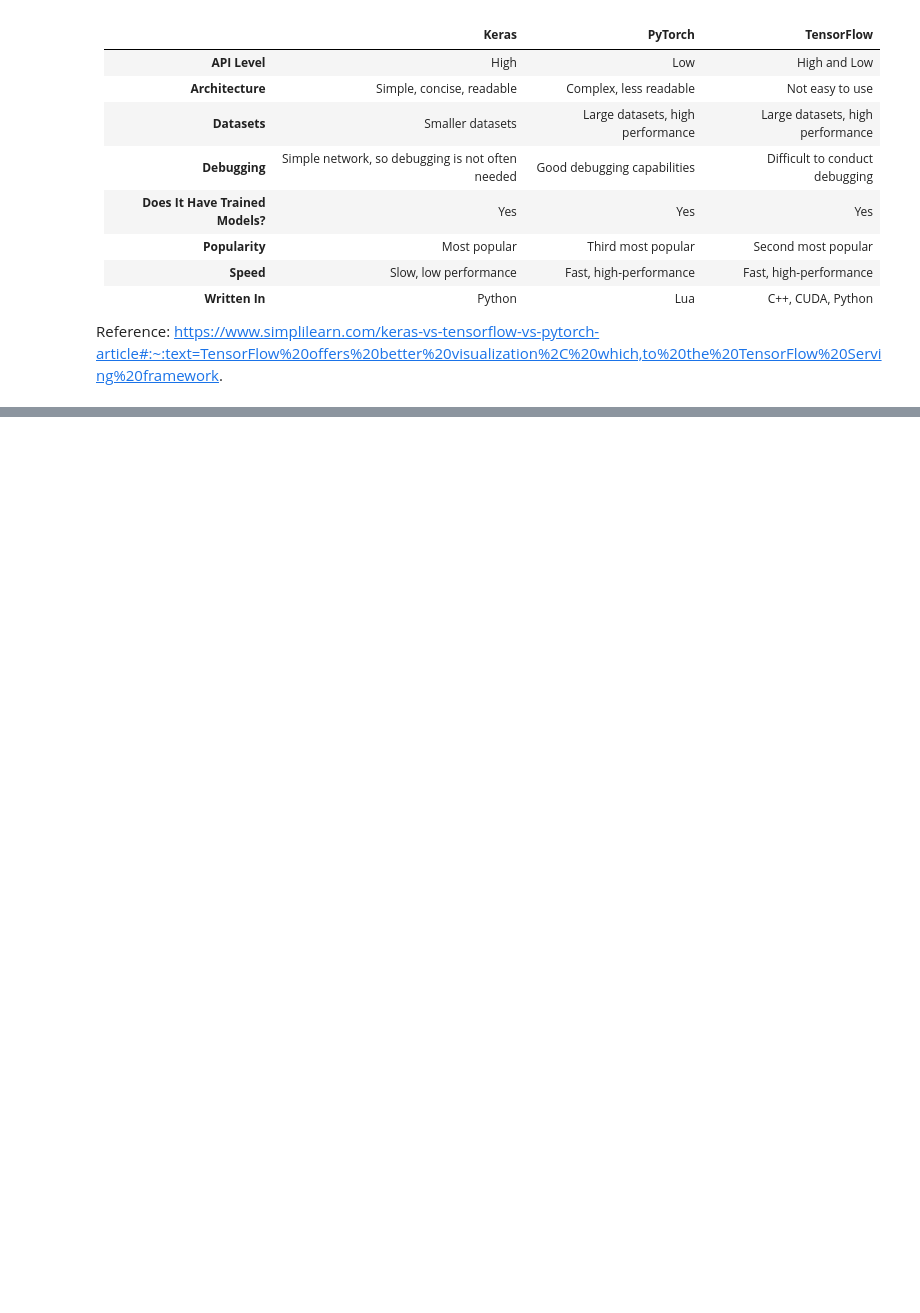
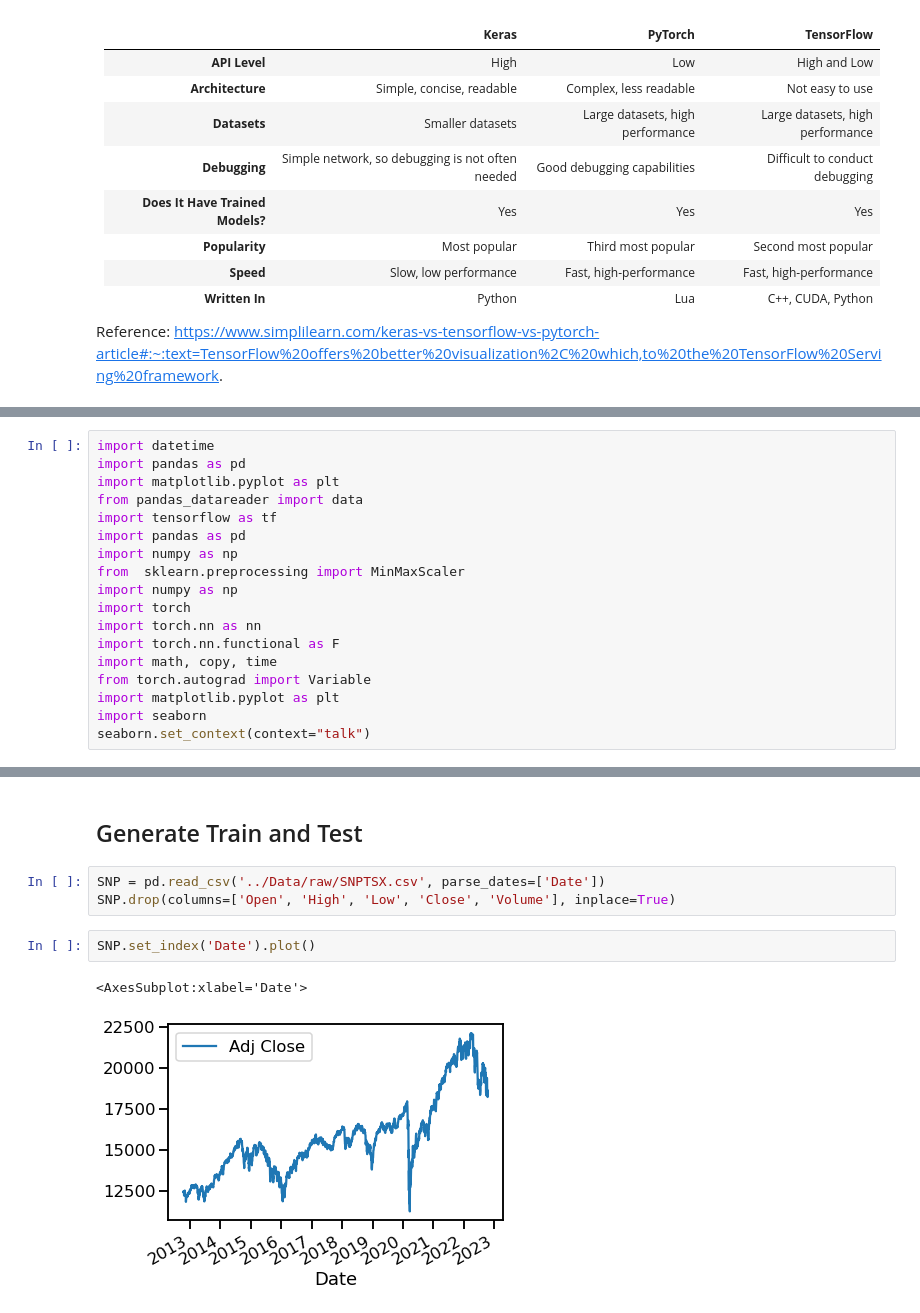
Before and after one commit to wlwlct/Time-Series-Forecasting, a Jupyter notebook: Notebooks/Transformer Code Test.ipynb, the cells around one changed output, grey strips where cells are left out. Saved outputs shown, nothing was run; the diff lists cells and outputs as text; blank space fills up the shorter version.

```diff
--- a/Notebooks/Transformer Code Test.ipynb
+++ b/Notebooks/Transformer Code Test.ipynb
@@ -60,0 +26,18 @@ import pandas as pd
+# %%
+import datetime
+import pandas as pd
+import matplotlib.pyplot as plt
+from pandas_datareader import data
+import tensorflow as tf
+import pandas as pd
+import numpy as np
+from  sklearn.preprocessing import MinMaxScaler
+import numpy as np
+import torch
+import torch.nn as nn
+import torch.nn.functional as F
+import math, copy, time
+from torch.autograd import Variable
+import matplotlib.pyplot as plt
+import seaborn
+seaborn.set_context(context="talk")
@@ -60,0 +47,10 @@ import pandas as pd
+# %% [markdown]
+## Generate Train and Test
+# %%
+SNP = pd.read_csv('../Data/raw/SNPTSX.csv', parse_dates=['Date'])
+SNP.drop(columns=['Open', 'High', 'Low', 'Close', 'Volume'], inplace=True)
+# %%
+SNP.set_index('Date').plot()
+# %% [output]
+<AxesSubplot:xlabel='Date'>
+[figure, added]
```
Also changed, not shown: parts of 27 cells of this notebook, 1 other file.
